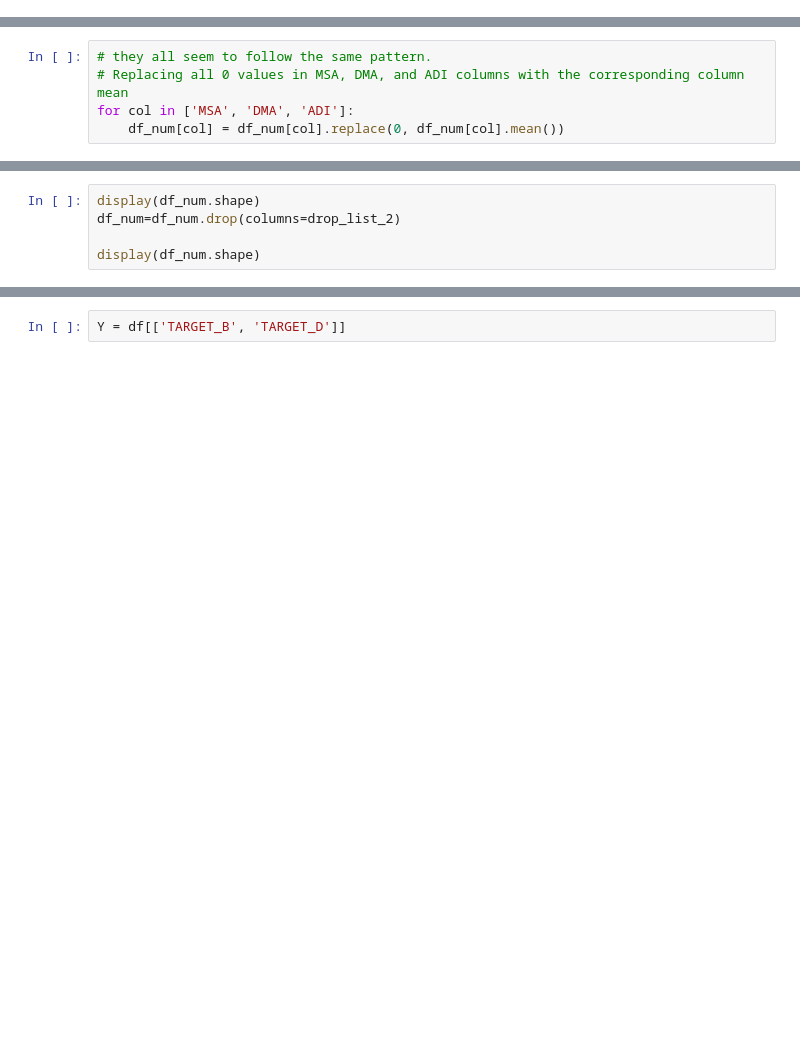
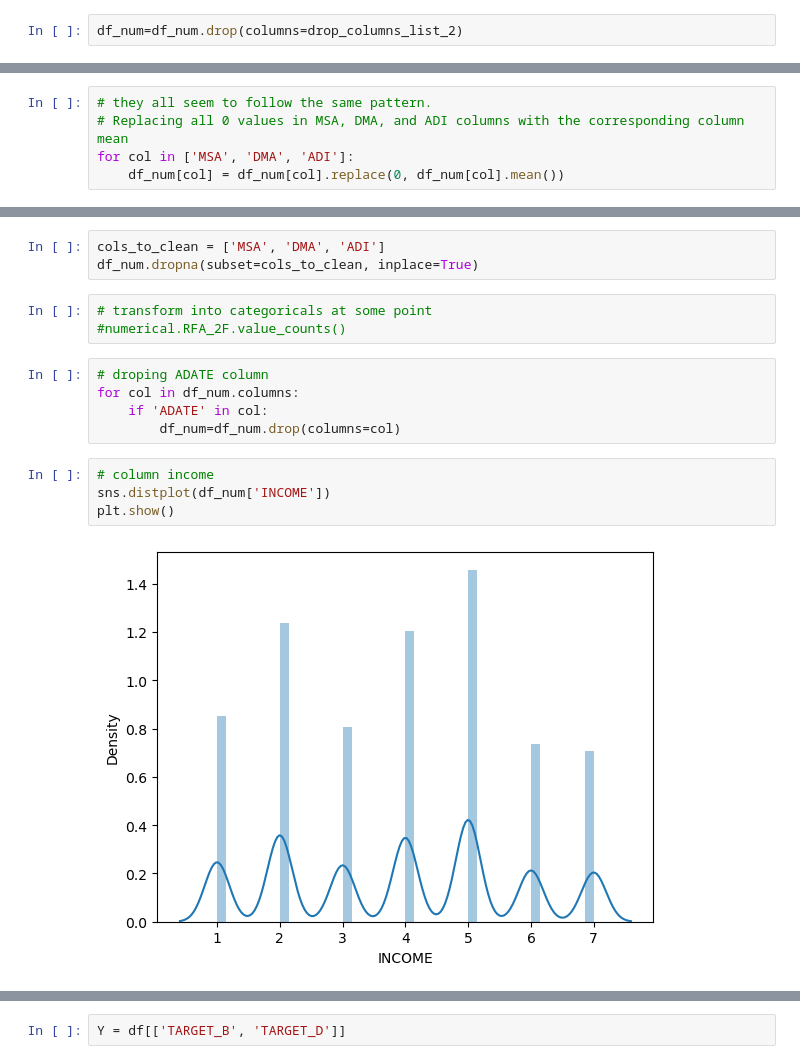
Before and after one commit to lucianosabbatini/lab-revisiting-machine-learning, a Jupyter notebook: Lab 7.01.ipynb, the cells around one changed output, grey strips where cells are left out. Cells and saved outputs as stored; diff of their text form; blank space fills up the shorter version.

```diff
--- a/Lab 7.01.ipynb
+++ b/Lab 7.01.ipynb
@@ -303,0 +350,2 @@ drop_list_2=drop_columns_list_2
+# %%
+df_num=df_num.drop(columns=drop_columns_list_2)
@@ -356,5 +524,0 @@ drop_list_2.remove('NUMCHLD')
-# %%
-display(df_num.shape)
-df_num=df_num.drop(columns=drop_list_2)
-
-display(df_num.shape)
@@ -360,0 +532,17 @@ display(df_num.shape)
+# %%
+cols_to_clean = ['MSA', 'DMA', 'ADI']
+df_num.dropna(subset=cols_to_clean, inplace=True)
+# %%
+# transform into categoricals at some point
+#numerical.RFA_2F.value_counts()
+# %%
+# droping ADATE column
+for col in df_num.columns:
+    if 'ADATE' in col:
+        df_num=df_num.drop(columns=col)
+# %%
+# column income
+sns.distplot(df_num['INCOME'])
+plt.show()
+# %% [output]
+[figure, added]
```
Also changed, not shown: parts of 58 cells of this notebook, 1 other file.
